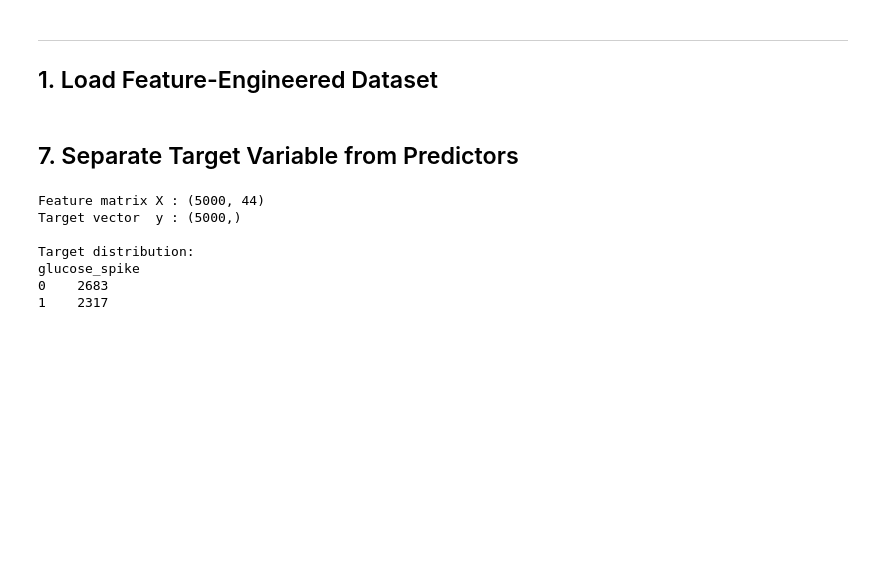
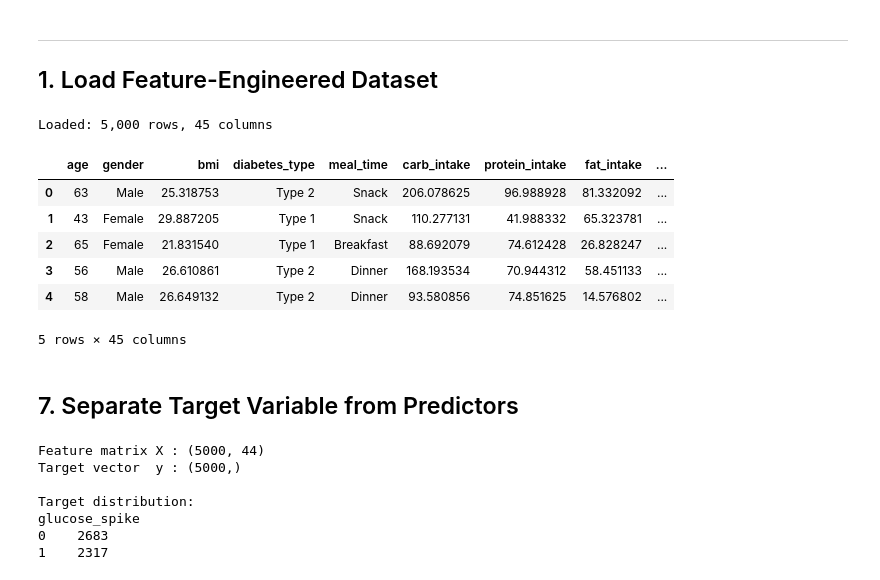
Before and after one commit to DataRevivalist/glucose-spike-prediction, a Jupyter notebook: notebooks/04_model_development.ipynb, the cells around one changed output. Saved outputs shown, nothing was run; the diff lists cells and outputs as text; code cells hidden in the pictures; blank space fills up the shorter version.

```diff
--- a/notebooks/04_model_development.ipynb
+++ b/notebooks/04_model_development.ipynb
@@ -47,9 +63,18 @@ print("Libraries loaded.")
 ---
 ## 1. Load Feature-Engineered Dataset
 # %%
-df = pd.read_csv("data/processed/glucose_spike_features.csv")
-print(f"Loaded — {df.shape[0]:,} rows, {df.shape[1]} columns")
-df.head()
+df_clean = pd.read_csv("data/processed/glucose_spike_features.csv")
+print(f"Loaded: {df_clean.shape[0]:,} rows, {df_clean.shape[1]} columns")
+df_clean.head()
+# %% [output]
+Loaded: 5,000 rows, 45 columns
+|  | age | gender | bmi | diabetes_type | meal_time | carb_intake | protein_intake | fat_intake | ... |
+| 0 | 63 | Male | 25.318753 | Type 2 | Snack | 206.078625 | 96.988928 | 81.332092 | ... |
+| 1 | 43 | Female | 29.887205 | Type 1 | Snack | 110.277131 | 41.988332 | 65.323781 | ... |
+| 2 | 65 | Female | 21.831540 | Type 1 | Breakfast | 88.692079 | 74.612428 | 26.828247 | ... |
+| 3 | 56 | Male | 26.610861 | Type 2 | Dinner | 168.193534 | 70.944312 | 58.451133 | ... |
+| 4 | 58 | Male | 26.649132 | Type 2 | Dinner | 93.580856 | 74.851625 | 14.576802 | ... |
+5 rows × 45 columns
 # %% [markdown]
 ## 7. Separate Target Variable from Predictors
 # %%
```
Also changed, not shown: parts of 11 cells of this notebook, 13 other files.
